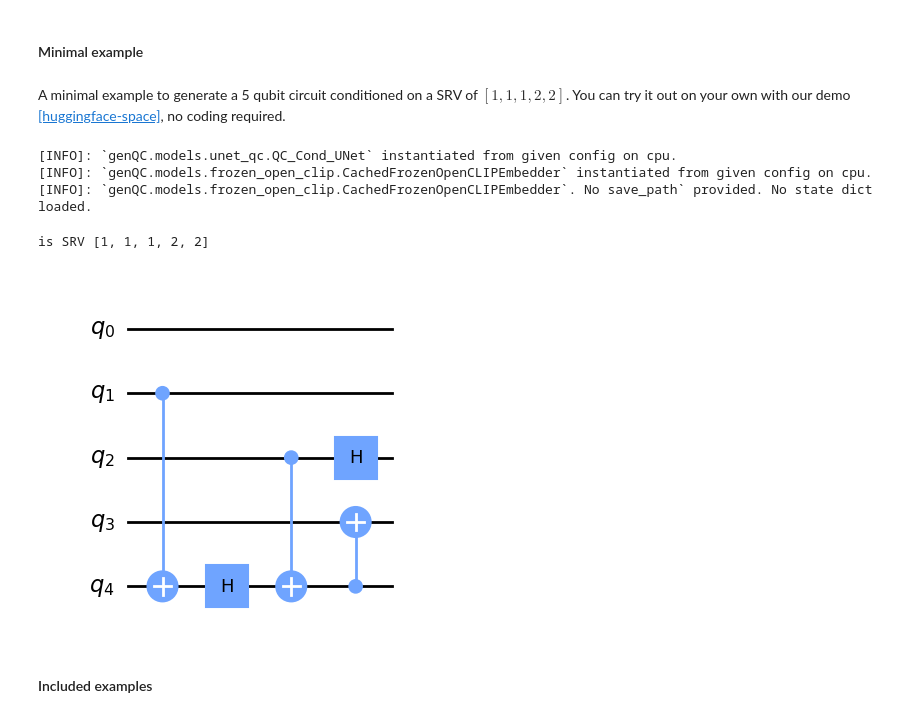
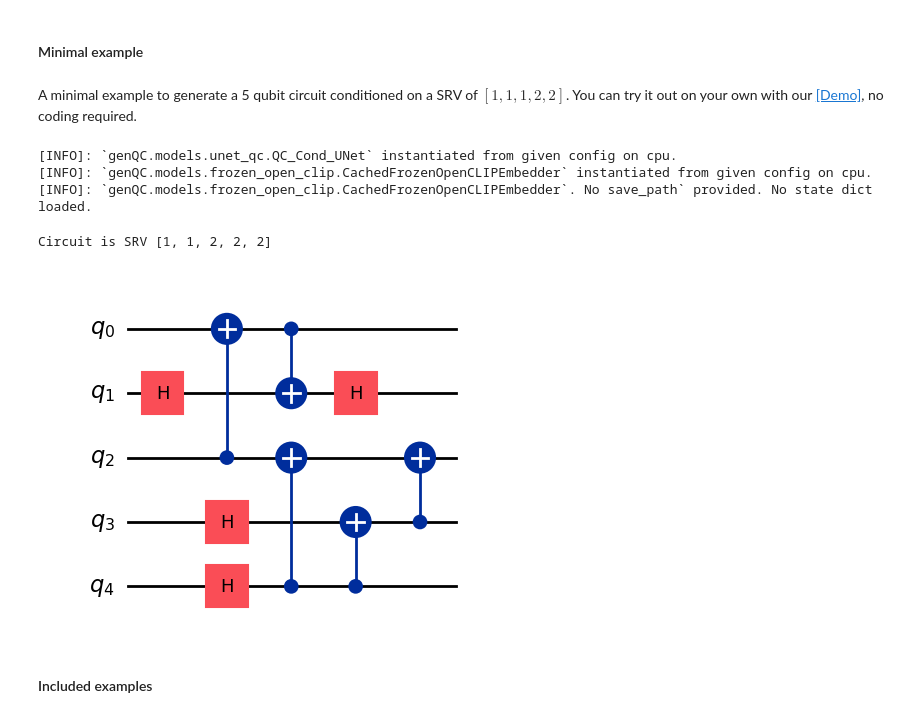
Before and after one commit to FlorianFuerrutter/genQC, a Jupyter notebook: src/index.ipynb, the cells around one changed output. Saved outputs shown, nothing was run; the diff lists cells and outputs as text; code cells hidden in the pictures.

```diff
--- a/src/index.ipynb
+++ b/src/index.ipynb
@@ -30,27 +29,26 @@ The repo inlcudes:
 # %% [markdown]
 #### Minimal example
 # %% [markdown]
-A minimal example to generate a 5 qubit circuit conditioned on a SRV of $[1,1,1,2,2]$. You can try it out on your own with our demo [[huggingface-space]](https://huggingface.co/spaces/Floki00/genQC), no coding required.
+A minimal example to generate a 5 qubit circuit conditioned on a SRV of $[1,1,1,2,2]$. You can try it out on your own with our [[Demo]](https://huggingface.co/spaces/Floki00/genQC), no coding required.
 # %%
 from genQC.pipeline.diffusion_pipeline import DiffusionPipeline
 from genQC.inference.infer_srv import generate_srv_tensors, convert_tensors_to_srvs
 
-model_path = "../saves/qc_unet_config_SRV_3to8_qubit/"
-pipeline   = DiffusionPipeline.from_config_file(model_path, "cpu")
+pipeline = DiffusionPipeline.from_pretrained("Floki00/qc_srv_3to8qubit", "cpu")
 pipeline.scheduler.set_timesteps(20)
 
-out_tensor           = generate_srv_tensors(pipeline, "Generate SRV: [1,1,1,2,2]", samples=1, system_size=5, num_of_qubits=5, max_gates=16, g=7.5)
+out_tensor = generate_srv_tensors(pipeline, "Generate SRV: [1,1,2,2,2]", samples=1, system_size=5, num_of_qubits=5, max_gates=16, g=10)
 qc_list, _, srv_list = convert_tensors_to_srvs(out_tensor, pipeline.gate_pool)
 # %% [output]
 [INFO]: `genQC.models.unet_qc.QC_Cond_UNet` instantiated from given config on cpu.
 [INFO]: `genQC.models.frozen_open_clip.CachedFrozenOpenCLIPEmbedder` instantiated from given config on cpu.
 [INFO]: `genQC.models.frozen_open_clip.CachedFrozenOpenCLIPEmbedder`. No save_path` provided. No state dict loaded.
 # %%
-print(f"is SRV {srv_list[0]}")
-qc_list[0].draw("mpl", style="clifford")
+print(f"Circuit is SRV {srv_list[0]}")
+qc_list[0].draw("mpl")
 # %% [output]
-is SRV [1, 1, 1, 2, 2]
+Circuit is SRV [1, 1, 2, 2, 2]
-[figure, old version]
+[figure, new version]
 # %% [markdown]
 #### Included examples
 # %% [markdown]
```
Also changed, not shown: parts of 19 cells of this notebook, 29 other files.
